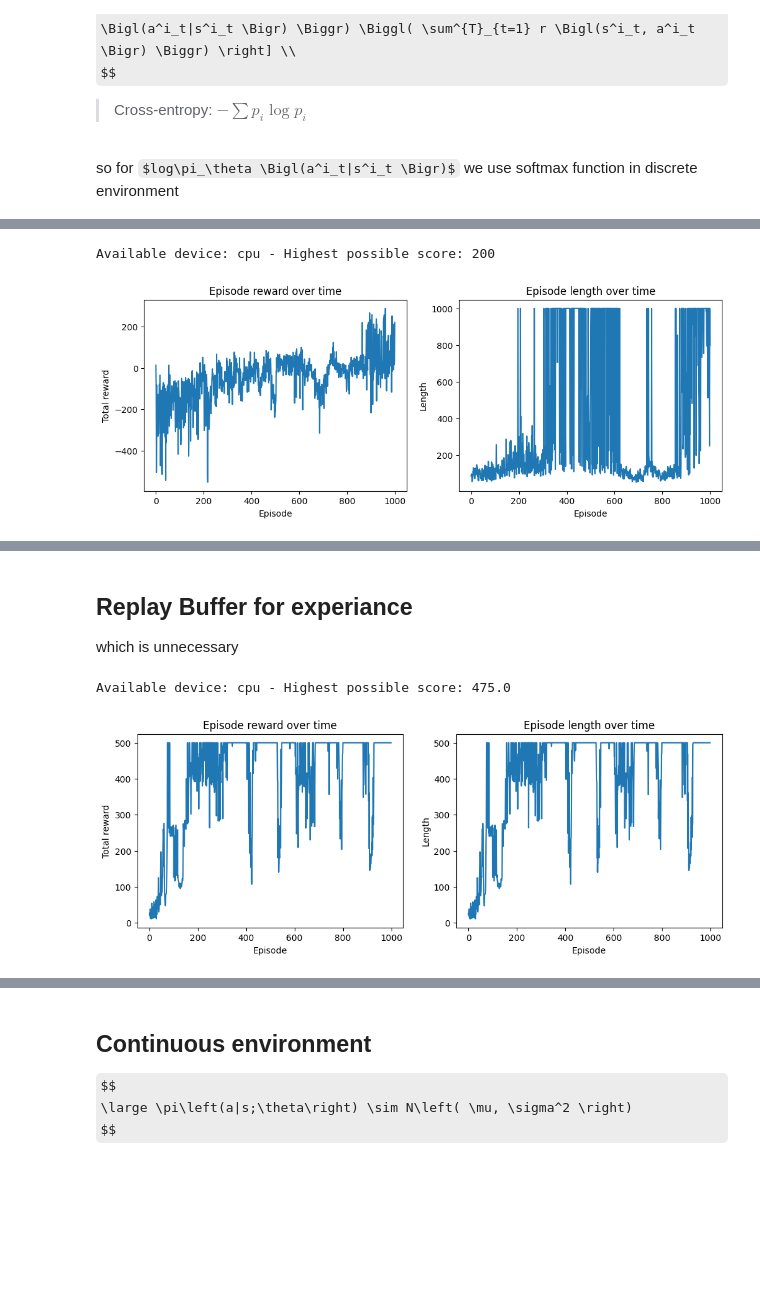
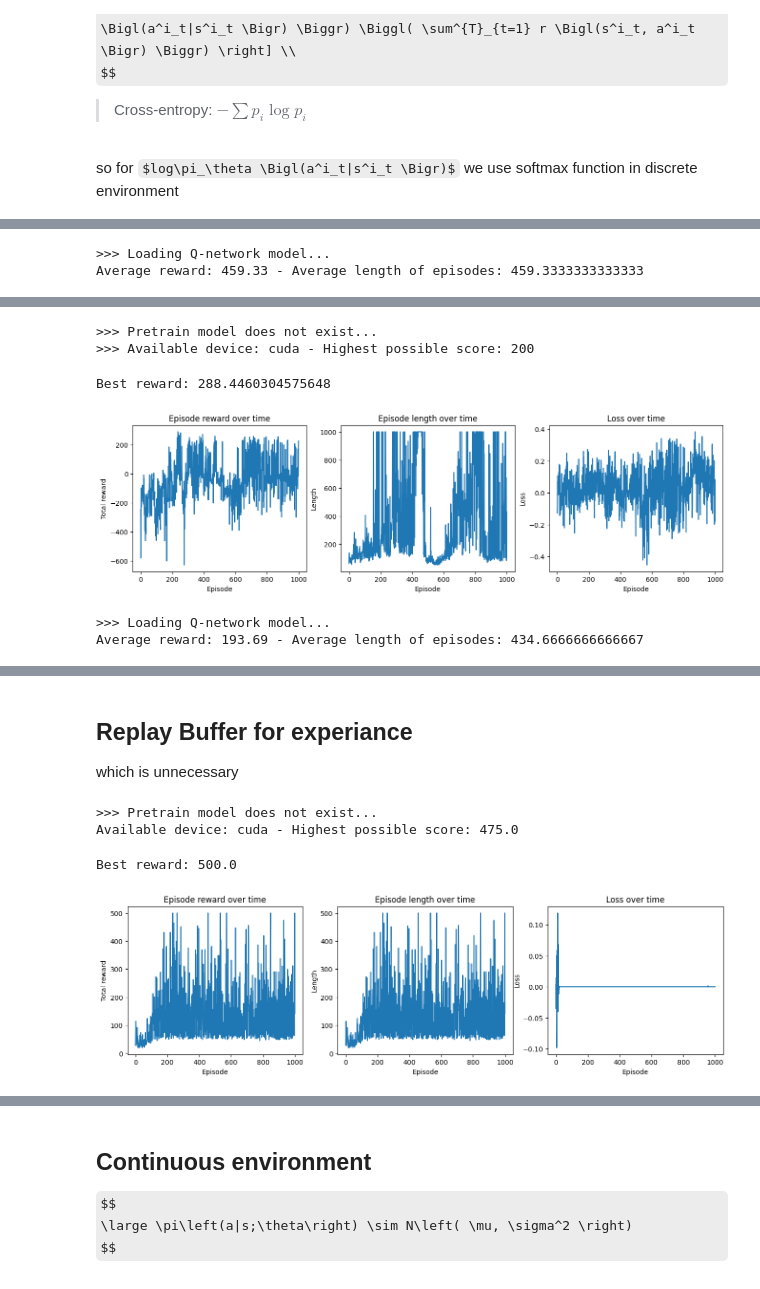
Before and after one commit to Mhddaraaa/start, a Jupyter notebook: ReinforcementLearning/10_RL_PolicySearch.ipynb, the cells around one changed output, grey strips where cells are left out. Saved outputs shown, nothing was run; the diff lists cells and outputs as text; code cells hidden in the pictures; some formulas as TeX source; blank space fills up the shorter version.

```diff
--- a/ReinforcementLearning/10_RL_PolicySearch.ipynb
+++ b/ReinforcementLearning/10_RL_PolicySearch.ipynb
@@ -52,17 +48,3 @@ os.environ["SDL_VIDEODRIVER"] = "dummy"
 
 import warnings
 warnings.filterwarnings('ignore')
-# %%
-def display_video(episode=0, video_width=600, video_dir= "/content/video"):
-    video_path = os.path.join(video_dir, f"rl-video-episode-{episode}.mp4")
-    video_file = open(video_path, "rb").read()
-    decoded = b64encode(video_file).decode()
-    video_url = f"data:video/mp4;base64,{decoded}"
-    return HTML(f"""<video width="{video_width}"" controls><source src="{video_url}"></video>""")
-
-def create_env(name, render_mode=None, video_folder='/content/video'):
-    # render mode: "human", "rgb_array", "ansi")
-    env = gym.make(name, new_step_api=True, render_mode=render_mode)
-    env = RecordVideo(env, video_folder=video_folder, episode_trigger=lambda x: x % 50 == 0)
-    env = RecordEpisodeStatistics(env)
-    return env
@@ -665 +856,8 @@ Available device: cpu - Highest possible score: 475.0
+# %%
+env = create_env("CartPole-v1", render_mode="rgb_array", record=True, eps_record=1)
+agent = REINFORCE(env, net, gamma, n_episode, "/content/model.pth")
+agent.test_agent(3)
+# %% [output]
+>>> Loading Q-network model...
+Average reward: 459.33 - Average length of episodes: 459.3333333333333
 # %%
@@ -667,18 +865,29 @@ display_video(750)
 # %% [output]
 [interactive output not drawn]
 # %%
-env = create_env("LunarLander-v2")
+env = create_env("LunarLander-v3")
 n_hidden = 64
 lr = 0.001
-net = Policy(env, n_hidden, lr=lr, optStep=.99)
+net = Policy(
+    env, n_hidden, lr=lr, optStep=50, optgamma=0.99, normalize=True
+)
 
 gamma = 0.99
 n_episode = 1000
 agent = REINFORCE(env, net, gamma, n_episode)
 
 agent.train()
 agent.log()
 # %% [output]
-Available device: cpu - Highest possible score: 200
+>>> Pretrain model does not exist...
+>>> Available device: cuda - Highest possible score: 200
+Best reward: 288.4460304575648
-[figure, old version]
+[figure, new version]
+# %%
+env = create_env("LunarLander-v3", render_mode="rgb_array", record=True, eps_record=1)
+agent = REINFORCE(env, net, gamma, n_episode, "/content/model.pth")
+agent.test_agent(3)
+# %% [output]
+>>> Loading Q-network model...
+Average reward: 193.69 - Average length of episodes: 434.6666666666667
 # %%
@@ -898,14 +1208,20 @@ class REINFORCE_Buffer():
 env = create_env("CartPole-v1")
 n_hidden = 64
 lr = 0.001
-net = Policy(env, n_hidden, lr=lr, optStep=.99)
+net = Policy(
+    env, n_hidden, lr=lr, optStep=50, optgamma=0.99, normalize=False
+)
 
 gamma = 0.99
 n_episode = 1000
-agent = REINFORCE_Buffer(env, net, gamma, n_episode)
+agent = REINFORCE_Buffer(
+    env, net, gamma, n_episode, capacity=100, model_path=None, log_on_fly=False
+)
 
 agent.train()
 agent.log()
 # %% [output]
-Available device: cpu - Highest possible score: 475.0
+>>> Pretrain model does not exist...
+Available device: cuda - Highest possible score: 475.0
+Best reward: 500.0
-[figure, old version]
+[figure, new version]
```
Also changed, not shown: parts of 44 cells of this notebook.
